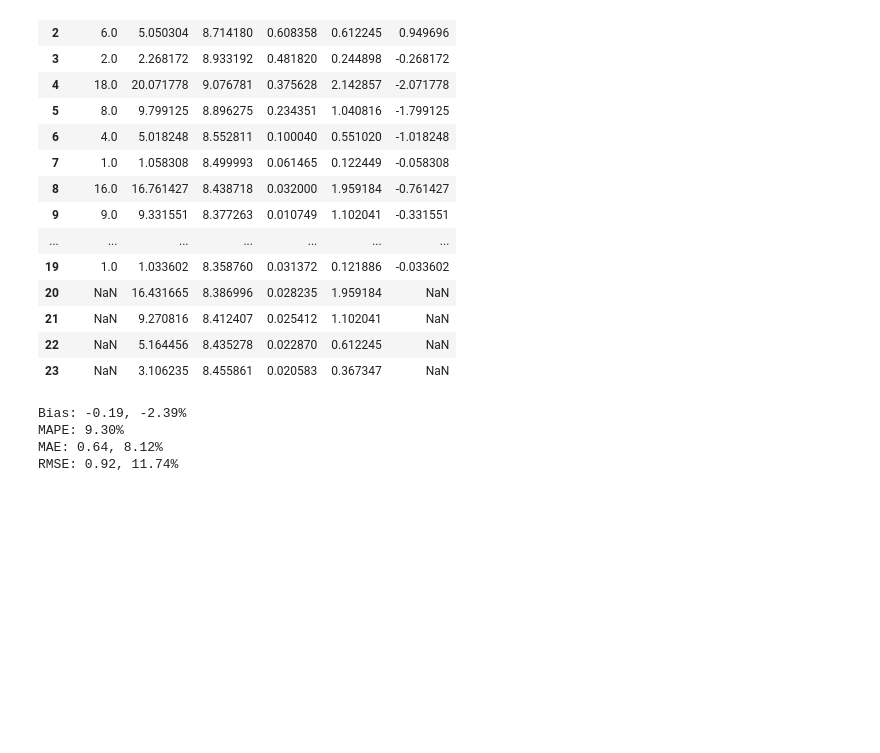
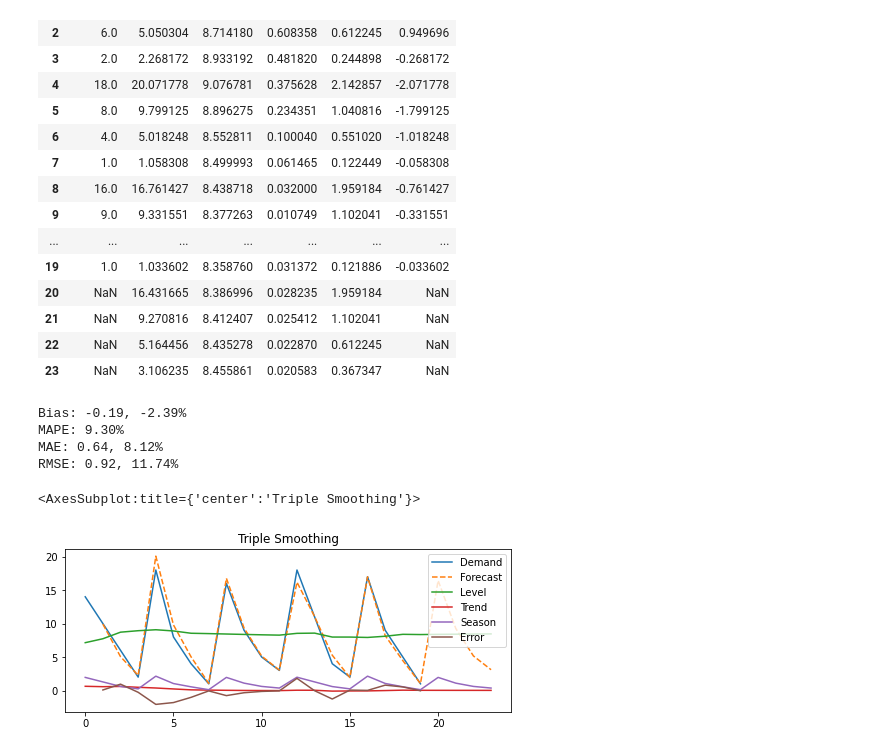
Before and after one commit to ChrisSilos/Forecasting_Models, a Jupyter notebook: triple_smoothing.ipynb, the cells around one changed output. Saved outputs shown, nothing was run; the diff lists cells and outputs as text; code cells hidden in the pictures; blank space fills up the shorter version.

Commit message:
Added line plot

```diff
--- a/triple_smoothing.ipynb
+++ b/triple_smoothing.ipynb
@@ -103,3 +103,8 @@ Bias: -0.19, -2.39%
 MAPE: 9.30%
 MAE: 0.64, 8.12%
 RMSE: 0.92, 11.74%
+# %%
+df[['Demand','Forecast','Level','Trend','Season','Error']].plot(figsize = (8,3), title = 'Triple Smoothing', style = ['-','--'])
+# %% [output]
+<AxesSubplot:title={'center':'Triple Smoothing'}>
+[figure, added]
```
